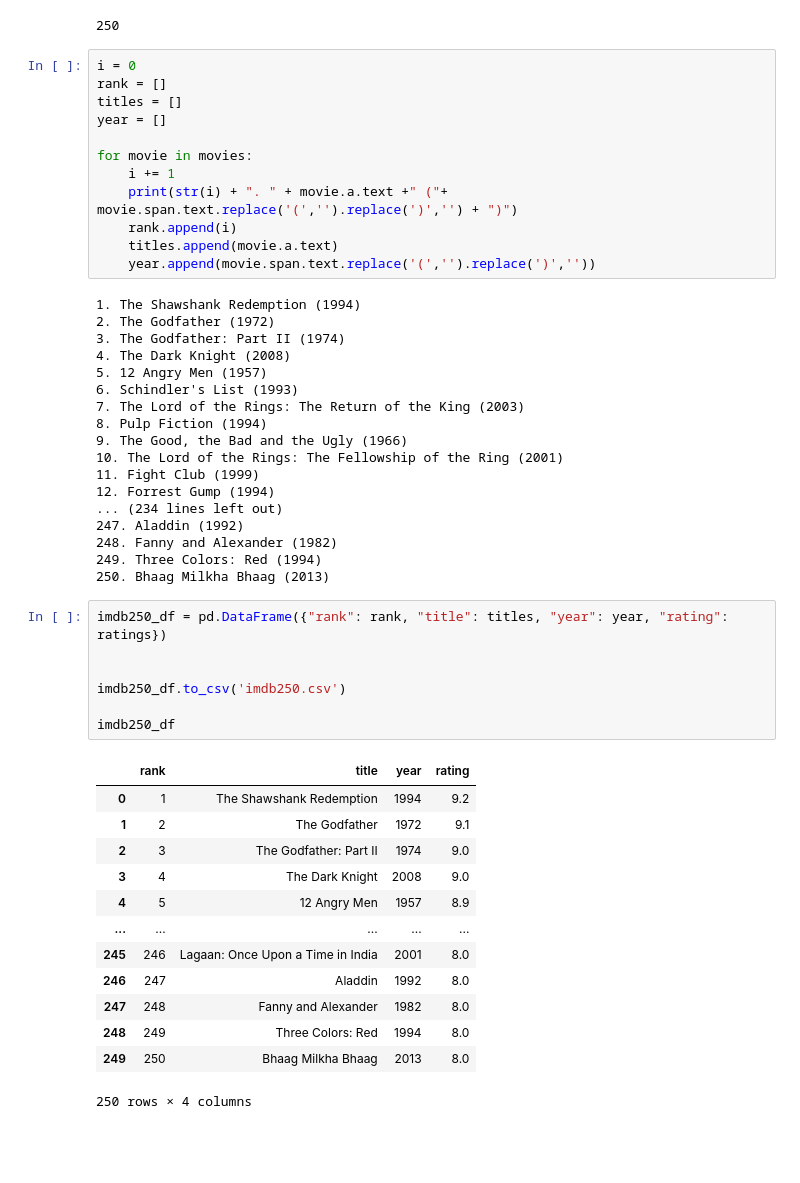
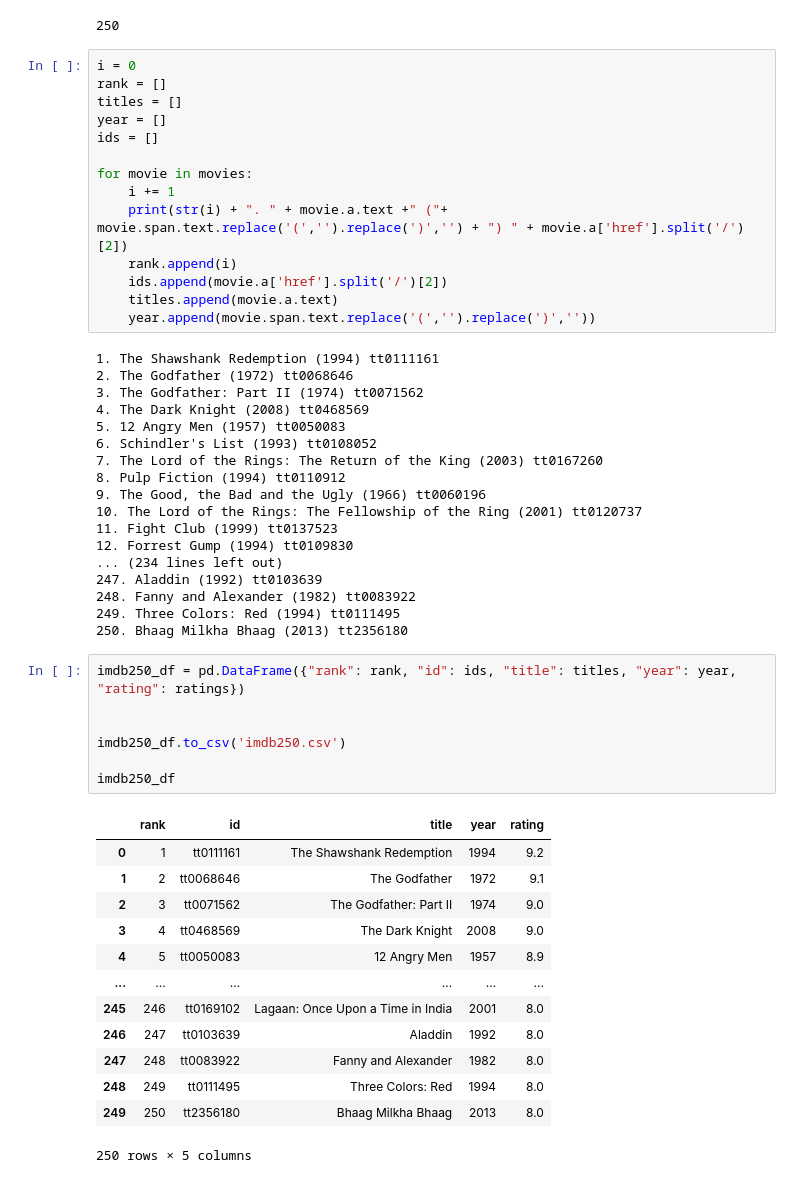
Before and after one commit to BryanWilsonRU/SolitoRylaBryan_ETL, a Jupyter notebook: IMDb250.ipynb, the cells around one changed output. Cells and saved outputs as stored; diff of their text form; blank space fills up the shorter version.

Commit message:
Updates to notebooks and csvs from imdb and prime

```diff
--- a/IMDb250.ipynb
+++ b/IMDb250.ipynb
@@ -72,49 +76,51 @@ i = 0
 rank = []
 titles = []
 year = []
+ids = []
 
 for movie in movies:
     i += 1
-    print(str(i) + ". " + movie.a.text +" ("+ movie.span.text.replace('(','').replace(')','') + ")")
+    print(str(i) + ". " + movie.a.text +" ("+ movie.span.text.replace('(','').replace(')','') + ") " + movie.a['href'].split('/')[2])
     rank.append(i)
+    ids.append(movie.a['href'].split('/')[2])
     titles.append(movie.a.text)
     year.append(movie.span.text.replace('(','').replace(')',''))
 # %% [output]
-1. The Shawshank Redemption (1994)
-2. The Godfather (1972)
-3. The Godfather: Part II (1974)
-4. The Dark Knight (2008)
-5. 12 Angry Men (1957)
-6. Schindler's List (1993)
-7. The Lord of the Rings: The Return of the King (2003)
-8. Pulp Fiction (1994)
-9. The Good, the Bad and the Ugly (1966)
-10. The Lord of the Rings: The Fellowship of the Ring (2001)
-11. Fight Club (1999)
-12. Forrest Gump (1994)
+1. The Shawshank Redemption (1994) tt0111161
+2. The Godfather (1972) tt0068646
+3. The Godfather: Part II (1974) tt0071562
+4. The Dark Knight (2008) tt0468569
+5. 12 Angry Men (1957) tt0050083
+6. Schindler's List (1993) tt0108052
+7. The Lord of the Rings: The Return of the King (2003) tt0167260
+8. Pulp Fiction (1994) tt0110912
+9. The Good, the Bad and the Ugly (1966) tt0060196
+10. The Lord of the Rings: The Fellowship of the Ring (2001) tt0120737
+11. Fight Club (1999) tt0137523
+12. Forrest Gump (1994) tt0109830
 ... (234 lines left out)
-247. Aladdin (1992)
-248. Fanny and Alexander (1982)
-249. Three Colors: Red (1994)
-250. Bhaag Milkha Bhaag (2013)
+247. Aladdin (1992) tt0103639
+248. Fanny and Alexander (1982) tt0083922
+249. Three Colors: Red (1994) tt0111495
+250. Bhaag Milkha Bhaag (2013) tt2356180
 # %%
-imdb250_df = pd.DataFrame({"rank": rank, "title": titles, "year": year, "rating": ratings})
+imdb250_df = pd.DataFrame({"rank": rank, "id": ids, "title": titles, "year": year, "rating": ratings})
 
 
 imdb250_df.to_csv('imdb250.csv')
 
 imdb250_df
 # %% [output]
-|  | rank | title | year | rating |
-| 0 | 1 | The Shawshank Redemption | 1994 | 9.2 |
-| 1 | 2 | The Godfather | 1972 | 9.1 |
-| 2 | 3 | The Godfather: Part II | 1974 | 9.0 |
-| 3 | 4 | The Dark Knight | 2008 | 9.0 |
-| 4 | 5 | 12 Angry Men | 1957 | 8.9 |
-| ... | ... | ... | ... | ... |
-| 245 | 246 | Lagaan: Once Upon a Time in India | 2001 | 8.0 |
-| 246 | 247 | Aladdin | 1992 | 8.0 |
-| 247 | 248 | Fanny and Alexander | 1982 | 8.0 |
-| 248 | 249 | Three Colors: Red | 1994 | 8.0 |
-| 249 | 250 | Bhaag Milkha Bhaag | 2013 | 8.0 |
+|  | rank | id | title | year | rating |
+| 0 | 1 | tt0111161 | The Shawshank Redemption | 1994 | 9.2 |
+| 1 | 2 | tt0068646 | The Godfather | 1972 | 9.1 |
+| 2 | 3 | tt0071562 | The Godfather: Part II | 1974 | 9.0 |
+| 3 | 4 | tt0468569 | The Dark Knight | 2008 | 9.0 |
+| 4 | 5 | tt0050083 | 12 Angry Men | 1957 | 8.9 |
+| ... | ... | ... | ... | ... | ... |
+| 245 | 246 | tt0169102 | Lagaan: Once Upon a Time in India | 2001 | 8.0 |
+| 246 | 247 | tt0103639 | Aladdin | 1992 | 8.0 |
+| 247 | 248 | tt0083922 | Fanny and Alexander | 1982 | 8.0 |
+| 248 | 249 | tt0111495 | Three Colors: Red | 1994 | 8.0 |
+| 249 | 250 | tt2356180 | Bhaag Milkha Bhaag | 2013 | 8.0 |
-250 rows × 4 columns
+250 rows × 5 columns
```
Also changed, not shown: parts of 1 cell of this notebook, 2 other files.
